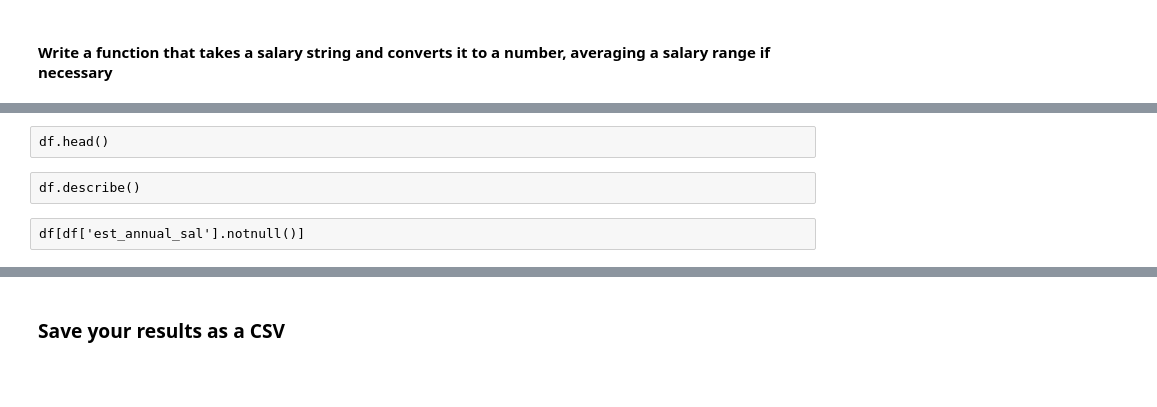
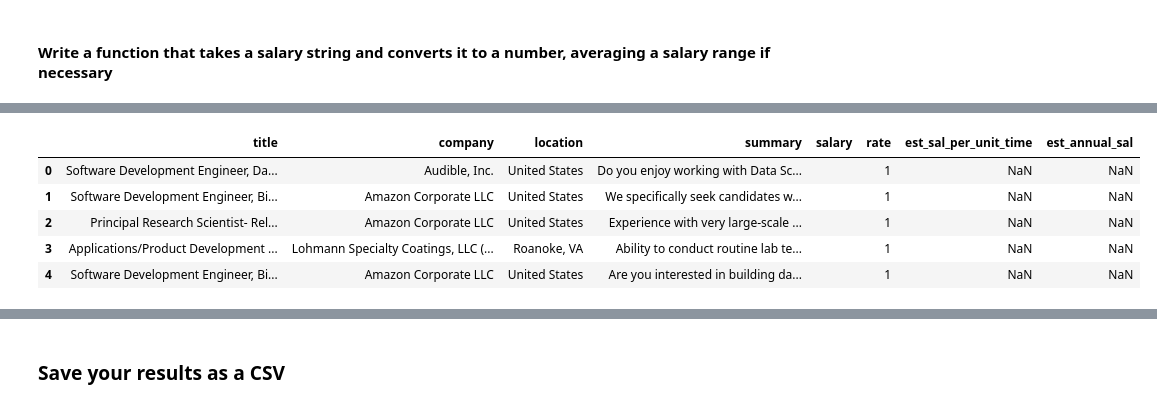
Before and after one commit to spockl/ga-dsi-1, a Jupyter notebook: projects/projects-weekly/project-04/project-4-jocelyn-ong.ipynb, the cells around one changed output, grey strips where cells are left out. Drawn from its saved outputs; the diff is of its cells as text; code cells hidden in the pictures; blank space fills up the shorter version.

```diff
--- a/projects/projects-weekly/project-04/project-4-jocelyn-ong.ipynb
+++ b/projects/projects-weekly/project-04/project-4-jocelyn-ong.ipynb
@@ -210,6 +207,0 @@ df['est_annual_sal'] = df['est_sal_per_unit_time']*df['rate']
-# %% [raw]
-df.head()
-# %% [raw]
-df.describe()
-# %% [raw]
-df[df['est_annual_sal'].notnull()]
@@ -215,0 +212,9 @@ df[df['est_annual_sal'].notnull()]
+# %%
+df.head()
+# %% [output]
+|  | title | company | location | summary | salary | rate | est_sal_per_unit_time | est_annual_sal |
+| 0 | Software Development Engineer, Da... | Audible, Inc. | United States | Do you enjoy working with Data Sc... |  | 1 | NaN | NaN |
+| 1 | Software Development Engineer, Bi... | Amazon Corporate LLC | United States | We specifically seek candidates w... |  | 1 | NaN | NaN |
+| 2 | Principal Research Scientist- Rel... | Amazon Corporate LLC | United States | Experience with very large-scale ... |  | 1 | NaN | NaN |
+| 3 | Applications/Product Development ... | Lohmann Specialty Coatings, LLC (... | Roanoke, VA | Ability to conduct routine lab te... |  | 1 | NaN | NaN |
+| 4 | Software Development Engineer, Bi... | Amazon Corporate LLC | United States | Are you interested in building da... |  | 1 | NaN | NaN |
```
Also changed, not shown: parts of 17 cells of this notebook, 3 other files.
